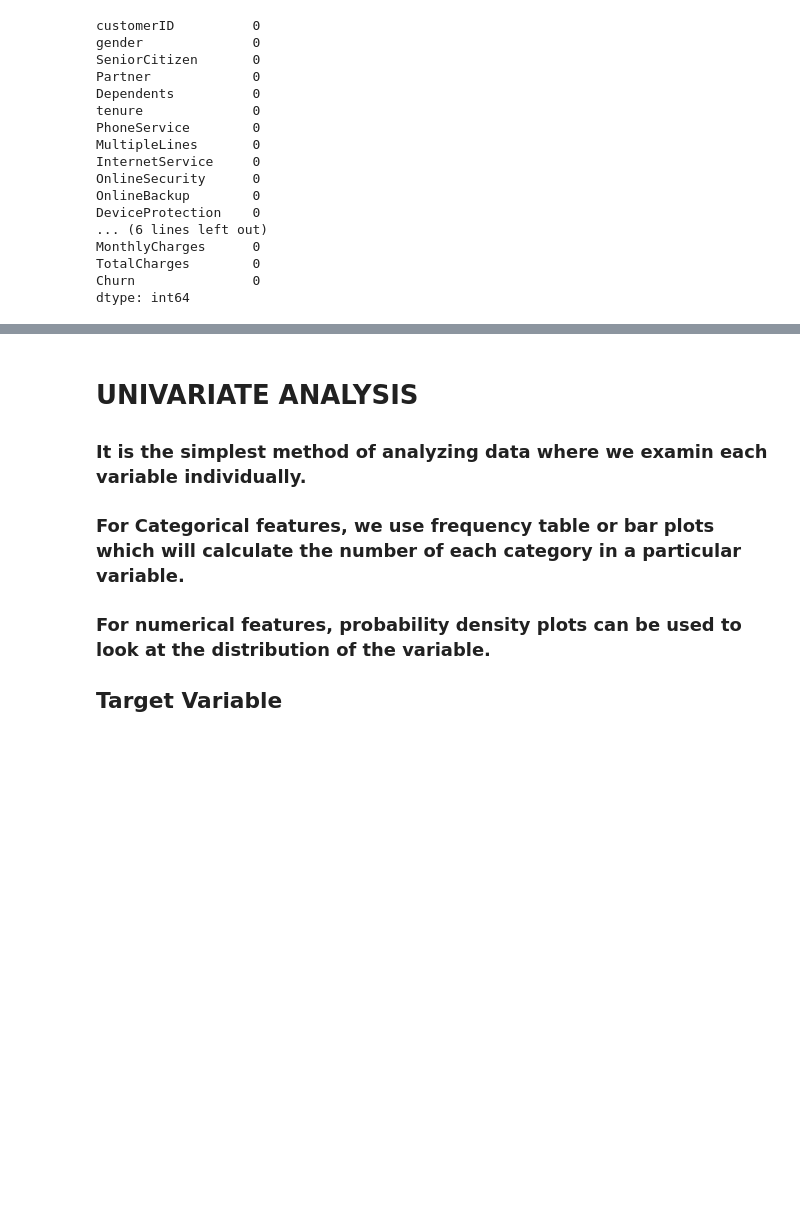
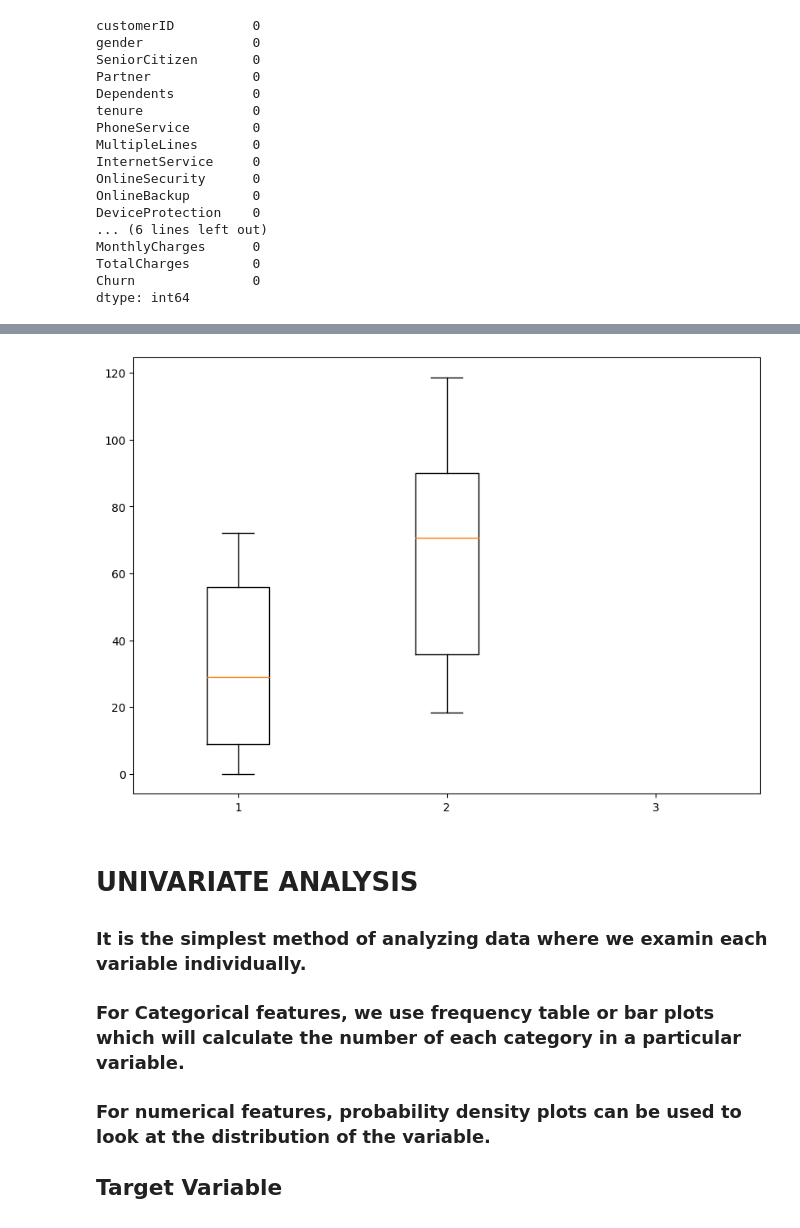
Before and after one commit to Christian-Iyke/Customer_Churn_Classification_Project, a Jupyter notebook: CUSTOMER_CHURN_PROJECT.ipynb, the cells around one changed output, grey strips where cells are left out. Saved outputs shown, nothing was run; the diff lists cells and outputs as text; code cells hidden in the pictures; blank space fills up the shorter version.

```diff
--- a/CUSTOMER_CHURN_PROJECT.ipynb
+++ b/CUSTOMER_CHURN_PROJECT.ipynb
@@ -377,0 +378,6 @@ sns.heatmap(train.corr())
+# %%
+# lets split our dataset into numeric and categorical datas
+
+num_col = train_df.select_dtypes(exclude='object')
+
+cat_col = train_df.select_dtypes(include='object')
@@ -378,3 +396,11 @@ sns.heatmap(train.corr())
+# %%
+fig=plt.figure(figsize=(10,7))
+
+plt.boxplot(num_col)
+
+plt.show()
+# %% [output]
+[figure, added]
 # %% [markdown]
 
 
```
Also changed, not shown: parts of 80 cells of this notebook.
